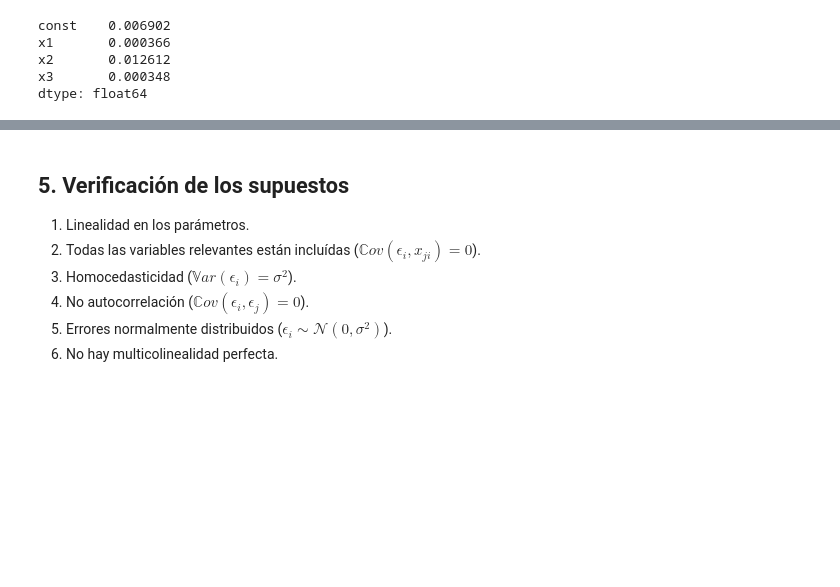
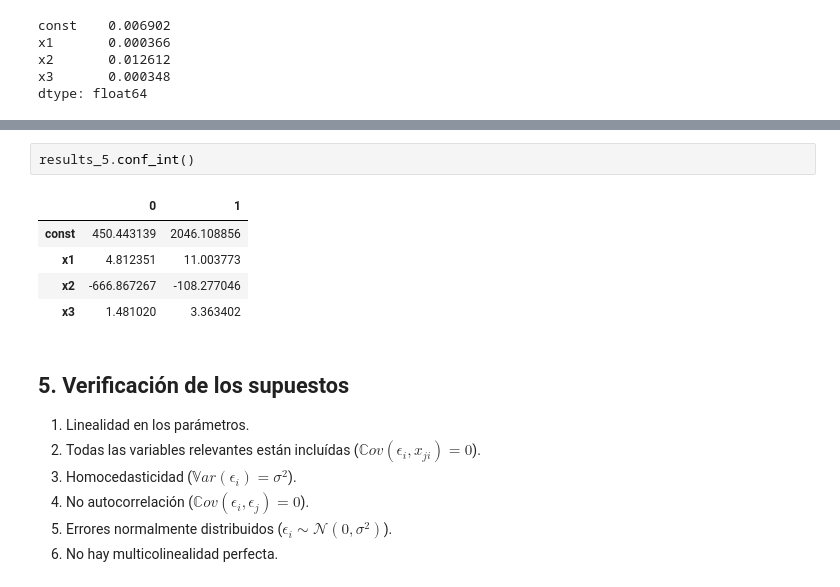
Before and after one commit to ivannpy/estadistica2_2023-2, a Jupyter notebook: MultipleRegression/RegresionMultiple.ipynb, the cells around one changed output, grey strips where cells are left out. Drawn from its saved outputs; the diff is of its cells as text; blank space fills up the shorter version.

```diff
--- a/MultipleRegression/RegresionMultiple.ipynb
+++ b/MultipleRegression/RegresionMultiple.ipynb
@@ -691,3 +853,11 @@ __4. Intervalos de confianza para los coeficientes__.
+# %%
+results_5.conf_int()
+# %% [output]
+|  | 0 | 1 |
+| const | 450.443139 | 2046.108856 |
+| x1 | 4.812351 | 11.003773 |
+| x2 | -666.867267 | -108.277046 |
+| x3 | 1.481020 | 3.363402 |
 # %% [markdown]
 ## 5. Verificación de los supuestos
 
```
Also changed, not shown: parts of 27 cells of this notebook.
